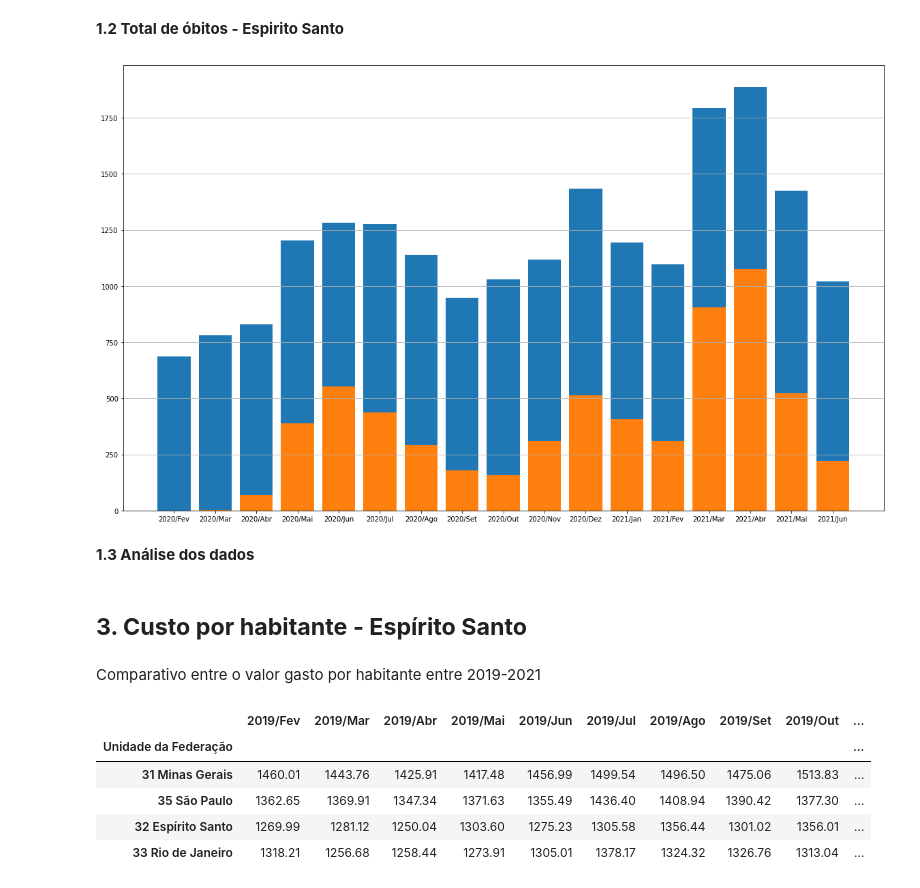
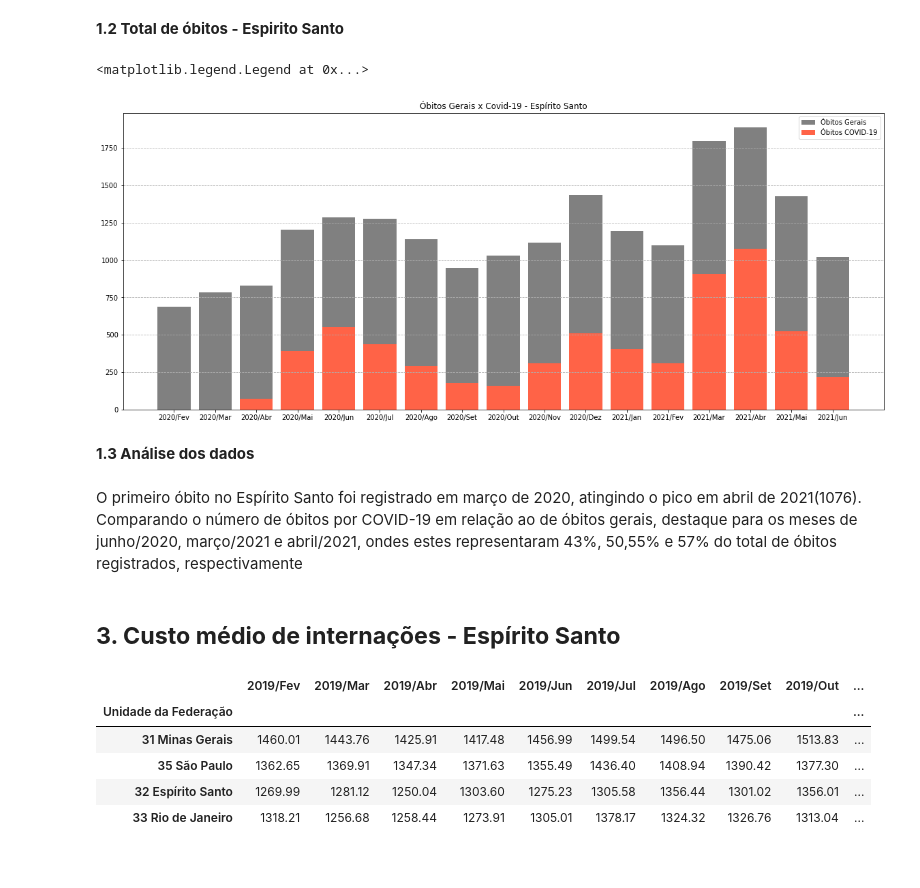
Before and after one commit to jhonnyribeiro/bootcamp-data-science, a Jupyter notebook: desafio_modulo_01.ipynb, the cells around one changed output. Saved outputs shown, nothing was run; the diff lists cells and outputs as text; code cells hidden in the pictures.

```diff
--- a/desafio_modulo_01.ipynb
+++ b/desafio_modulo_01.ipynb
@@ -124,9 +150,9 @@ Os dados a seguir representam o comparativo entre numero de óbitos registrados
 # %% [markdown]
 **1.1 Total de óbitos - Região Sudeste**
 # %%
-#Tabela regiao sudeste
+# TABELA ÓBITOS TOTAIS - REGIÃO SUDESTE
 
-obitos_geral = pd.read_csv("/content/OBITOS_ANO_MES_UNIDADE_FEDERACAO_REGIAO_SUDESTE_ATE2021-08_20211106_GERAL.CSV", encoding="ISO-8859-1", sep=";", skiprows=4, skipfooter=12)
+obitos_geral = pd.read_csv("/content/OBITOS_ANO_MES_UNIDADE_FEDERACAO_REGIAO_SUDESTE_ATE2021-08_20211106_GERAL.CSV", engine="python", encoding="ISO-8859-1", sep=";", skiprows=4, skipfooter=12)
 obitos_geral = obitos_geral.replace("-", 0)
 obitos_geral = obitos_geral.replace("1", 1)
 obitos_geral = obitos_geral.drop("Total", axis=1)
@@ -136,7 +162,6 @@ obitos_geral = obitos_geral[meses_analise]
 obitos_geral["Total"] = obitos_geral.sum(axis=1)
 obitos_geral = obitos_geral.sort_values("Total", ascending=False)
 obitos_geral = obitos_geral.drop("Total", axis=1)
-
 obitos_geral
 # %% [output]
 |  | 2020/Fev | 2020/Mar | 2020/Abr | 2020/Mai | 2020/Jun | 2020/Jul | 2020/Ago | 2020/Set | 2020/Out | ... |
@@ -146,7 +171,9 @@ obitos_geral
 | 33 Rio de Janeiro | 3663 | 3918 | 5291 | 6527 | 5075 | 5124 | 5237 | 4898 | 4702 | ... |
 | 32 Espírito Santo | 688 | 782 | 828 | 1202 | 1284 | 1276 | 1140 | 948 | 1030 | ... |
 # %%
-obitos_covid = pd.read_csv("/content/OBITOS_ANO_MES_UNIDADE_FEDERACAO_REGIAO_SUDESTE_ATE2021-08_20211106_COVID19.CSV", encoding="ISO-8859-1", sep=";", skiprows=5, skipfooter=12)
+# TABELA ÓBITOS COVID - REGIÃO SUDESTE
+
+obitos_covid = pd.read_csv("/content/OBITOS_ANO_MES_UNIDADE_FEDERACAO_REGIAO_SUDESTE_ATE2021-08_20211106_COVID19.CSV", engine="python", encoding="ISO-8859-1", sep=";", skiprows=5, skipfooter=12)
 obitos_covid = obitos_covid.replace("-", 0)
 obitos_covid = obitos_covid.replace("1", 1)
 obitos_covid = obitos_covid.drop("Total", axis=1)
@@ -169,25 +194,24 @@ obitos_covid
 # %% [markdown]
 **1.2 Total de óbitos - Espirito Santo**
 # %%
-#grafico espirito santo
+# GRÁFICO ÓBITOS TOTAIS X COVID-19 - ESPÍRITO SANTO
 
-# ax = obitos_covid.loc["32 Espírito Santo"].T.plot(figsize=(20,12))
-# obitos_geral.loc["32 Espírito Santo"].T.plot(figsize=(20,12),ax=ax);
 obitos_covid = obitos_covid.loc['32 Espírito Santo']
 obitos_geral = obitos_geral.loc['32 Espírito Santo']
 
-plt.figure(figsize=(20,12))
-
-plt.bar(obitos_geral.index, obitos_geral.values, label='labellll')
-plt.bar(obitos_covid.index, obitos_covid.values, label='Test')
-
-plt.grid(axis="y")
+plt.figure(figsize=(20,8))
+plt.title('Óbitos Gerais x Covid-19 - Espírito Santo')
+plt.bar(obitos_geral.index, obitos_geral.values, label='Óbitos Gerais', color="grey")
+plt.bar(obitos_covid.index, obitos_covid.values, label='Óbitos COVID-19', color="tomato")
+plt.grid(axis="y", ls="--")
+plt.legend()
 # %% [output]
+<matplotlib.legend.Legend at 0x...>
-[figure, old version]
+[figure, new version]
 # %% [markdown]
 **1.3 Análise dos dados**
+# %% [markdown]
+O primeiro óbito no Espírito Santo foi registrado em março de 2020, atingindo o pico em abril de 2021(1076). Comparando o número de óbitos por COVID-19 em relação ao de óbitos gerais, destaque para os meses de junho/2020, março/2021 e abril/2021, ondes estes representaram 43%, 50,55% e 57% do total de óbitos registrados, respectivamente
 # %% [markdown]
-## **3. Custo por habitante - Espírito Santo**
+## **3. Custo médio de internações - Espírito Santo**
-# %% [markdown]
-Comparativo entre o valor gasto por habitante entre 2019-2021
 # %%
```
Also changed, not shown: parts of 23 cells of this notebook.
